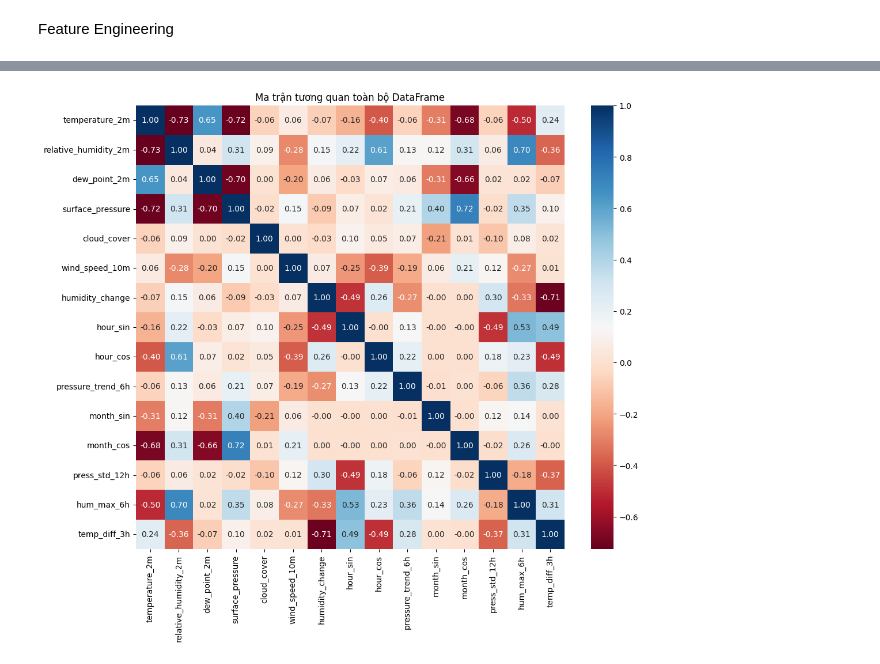
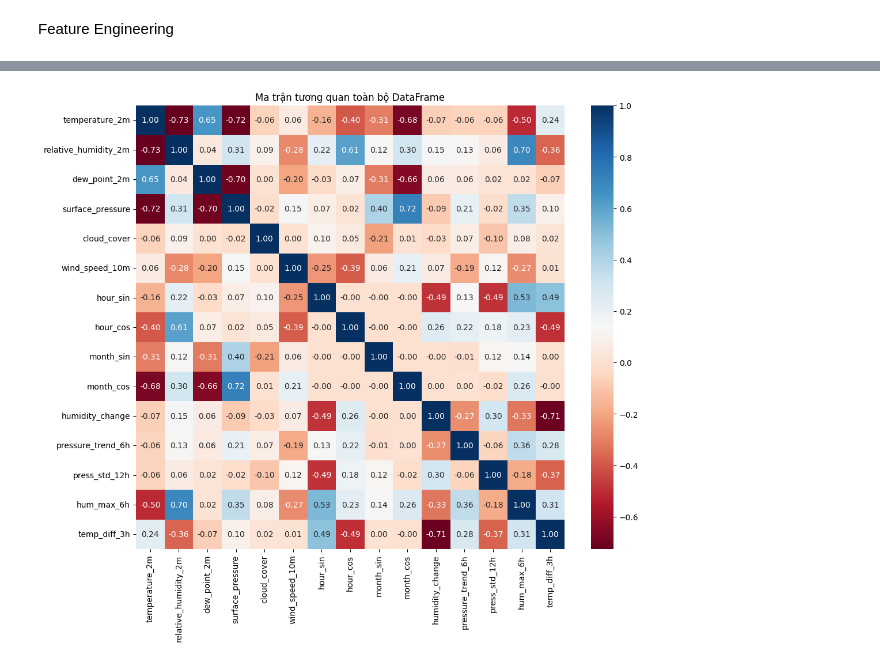
Before and after one commit to MinhHien2004/KHDL, a Jupyter notebook: Preprocessing.ipynb, the cells around one changed output, grey strips where cells are left out. Drawn from its saved outputs; the diff is of its cells as text; code cells hidden in the pictures.

Commit message:
Update preprocessing and training notebooks; add new XGBoost notebook; update preprocessed_data.csv and test.ipynb

```diff
--- a/Preprocessing.ipynb
+++ b/Preprocessing.ipynb
@@ -203,15 +183,15 @@ Một số giờ bị thiếu đầu tiên: DatetimeIndex([], dtype='datetime64[
 # %%
+# 1. Chuẩn hóa: Chuyển đổi, làm tròn giờ, xóa trùng và sắp xếp
 data['time'] = pd.to_datetime(data['time']).dt.floor('H')
+data = data.drop_duplicates('time').sort_values('time').reset_index(drop=True)
 
-# 2. Loại bỏ các dòng trùng lặp (nếu có)
-original_len = len(data)
-data = data.drop_duplicates(subset=['time'])
-print(f"Đã loại bỏ {original_len - len(data)} dòng trùng lặp.")
+# 2. Kiểm tra: Tạo khung chuẩn và tìm điểm thiếu
+expected_range = pd.date_range(start=data['time'].min(), end=data['time'].max(), freq='H')
+missing_times = expected_range.difference(data['time'])
 
-# 3. Sắp xếp lại theo thứ tự thời gian tăng dần
-data = data.sort_values('time').reset_index(drop=True)
-
-# 4. Kiểm tra lại lần cuối
-expected_range = pd.date_range(start=data['time'].min(), end=data['time'].max(), freq='H')
-print(f"Khớp hoàn toàn: {len(expected_range) == len(data)}")
+# Kết quả
+print(f"Số lượng giờ thiếu: {len(missing_times)}")
+print(f"Khớp hoàn toàn: {missing_times.empty}")
+if not missing_times.empty:
+    print("Các giờ thiếu đầu tiên:", missing_times[:5])
 # %% [output]
@@ -277,7 +225,7 @@ data['month_cos'] = np.cos(2 * np.pi * data['month'] / 12)
 # %%
 cols_to_drop = [
-    'hour', 'month',                                 # Đã có sin/cos
-    'relative_humidity_2m_lag1', 'relative_humidity_2m_lag2'
+    'hour', 'month',
+    'relative_humidity_2m_lag1', 'relative_humidity_2m_lag2',
+    'time', 'rain', 'weather_code'
 ]
-
 data = data.drop(columns=cols_to_drop)
@@ -317,7 +243,0 @@ data.describe()
-# %%
-data['press_std_12h'] = data['surface_pressure'].rolling(window=12).std()
-    # Độ ẩm cực đại 6h (dấu hiệu tích tụ mây)
-data['hum_max_6h'] = data['relative_humidity_2m'].rolling(window=6).max()
-    # Biến động nhiệt độ 3h
-data['temp_diff_3h'] = data['temperature_2m'].diff(3)
-data.dropna(inplace=True)
@@ -355,17 +244,14 @@ f.head()
 # %%
-import matplotlib.pyplot as plt
-import seaborn as sns
-
 # Tạo figure
 plt.figure(figsize=(12, 10))
-dr = d.drop(columns=['weather_group'])
+dr = data.drop(columns=['weather_group'])
 # Vẽ heatmap cho tất cả các cột
 sns.heatmap(dr.corr(), annot=True, cmap='RdBu', fmt=".2f")
 
 # Tiêu đề
 plt.title("Ma trận tương quan toàn bộ DataFrame")
 
 # Hiển thị
 plt.show()
 # %% [output]
-[figure, old version]
+[figure, new version]
```
Also changed, not shown: parts of 33 cells of this notebook, 4 other files.
